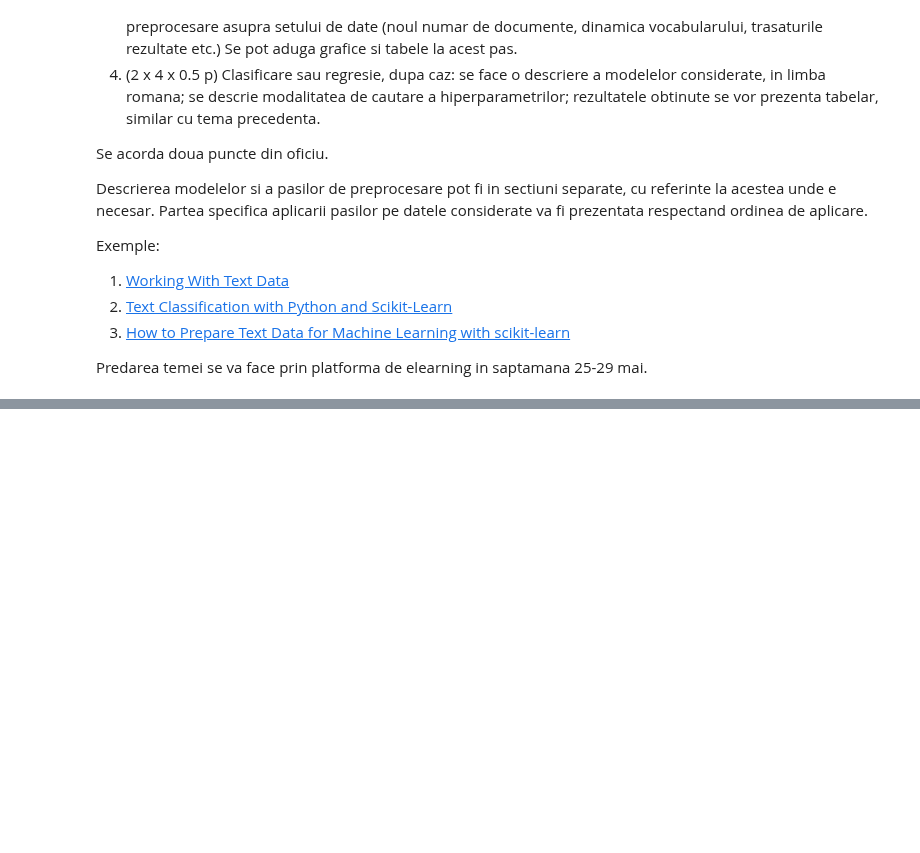
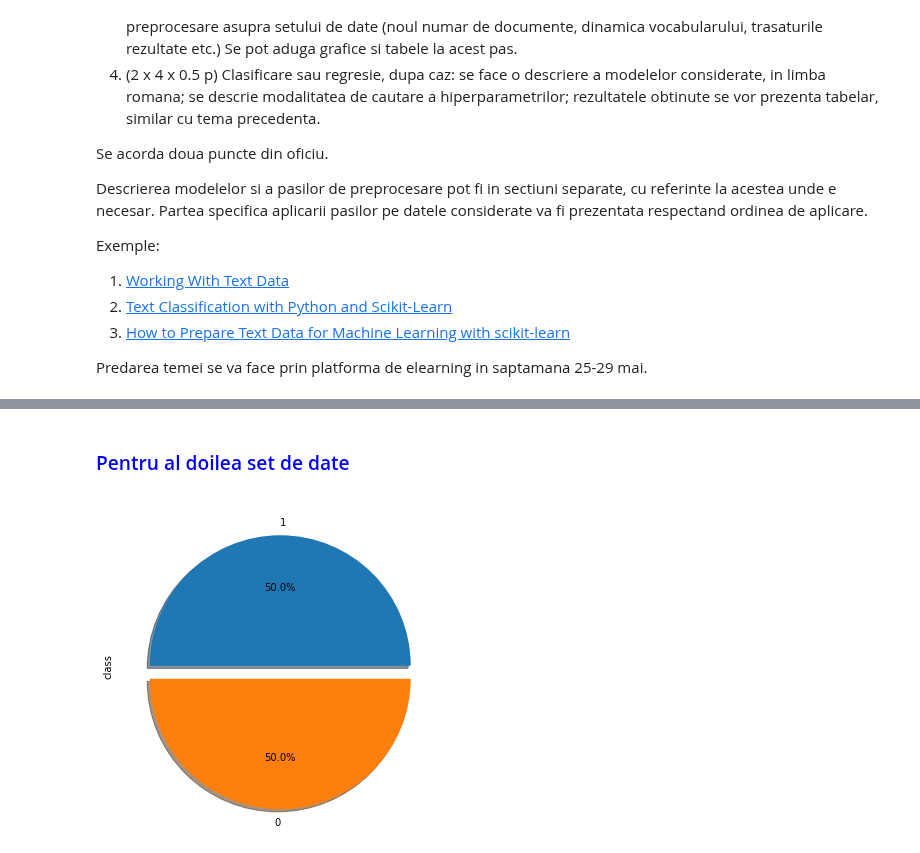
Before and after one commit to Bianca008/IDS_Lixandru_Pepene, a Jupyter notebook: Laborator11/Laborator11-Lixandru&Pepene.ipynb, the cells around one changed output, grey strips where cells are left out. Cells and saved outputs as stored; diff of their text form; code cells hidden in the pictures; blank space fills up the shorter version.

```diff
--- a/Laborator11/Laborator11-Lixandru&Pepene.ipynb
+++ b/Laborator11/Laborator11-Lixandru&Pepene.ipynb
@@ -40,0 +119,4 @@ Predarea temei se va face prin platforma de elearning in saptamana 25-29 mai.
+# %%
+dataset_sentiment = pd.read_csv("Data/sentiment labelled sentences/sentiment labelled sentences/yelp_labelled.txt",
+                                sep = '\t', names = ["message", "class"])
+dataset_sentiment.head()
@@ -40,0 +353,8 @@ Predarea temei se va face prin platforma de elearning in saptamana 25-29 mai.
+# %% [markdown]
+### <font color="blue"> Pentru al doilea set de date
+# %%
+dataset_sentiment["class"].value_counts().plot(kind = 'pie', explode = [0, 0.1], figsize = (6, 6),
+                                            autopct = '%1.1f%%', shadow = True)
+plt.show()
+# %% [output]
+[figure, added]
```
Also changed, not shown: parts of 86 cells of this notebook.
